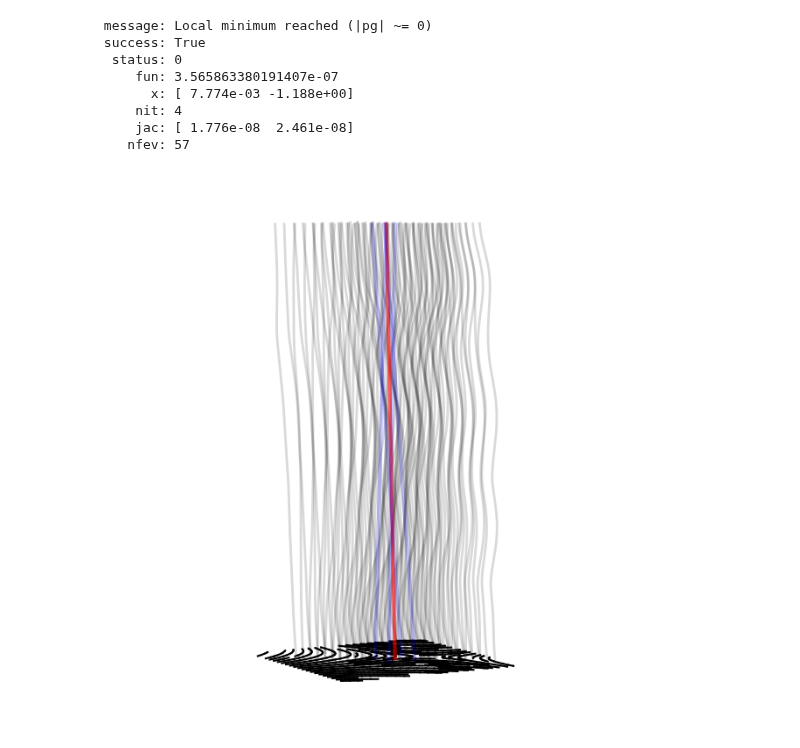
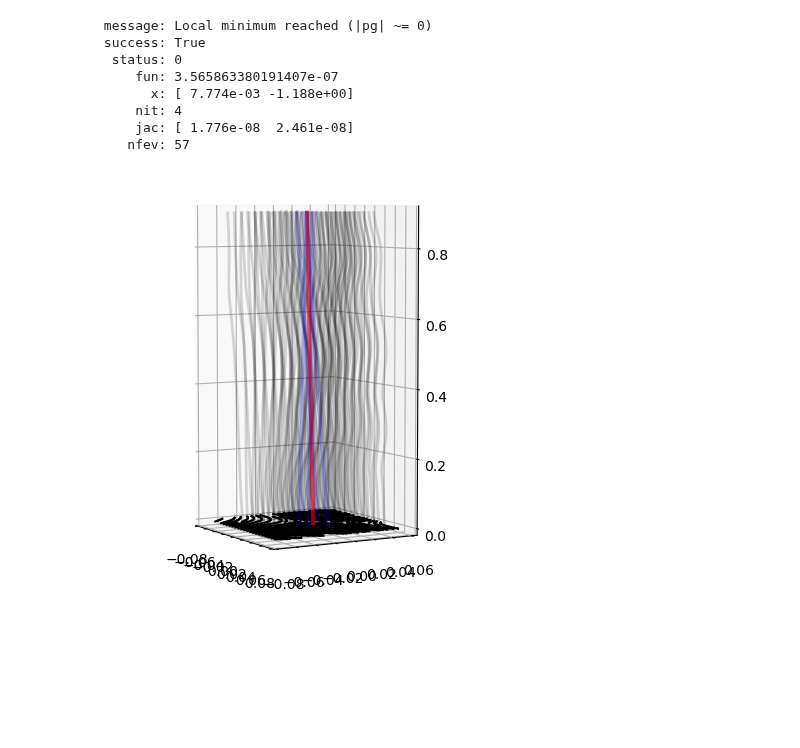
Before and after one commit to IanHawke/slides, a Jupyter notebook: compose21/Average_Filter_Plot.ipynb, the cells around one changed output. Drawn from its saved outputs; the diff is of its cells as text; code cells hidden in the pictures; blank space fills up the shorter version.

```diff
--- a/compose21/Average_Filter_Plot.ipynb
+++ b/compose21/Average_Filter_Plot.ipynb
@@ -303,7 +303,7 @@ y0s_1d = np.linspace(-0.05, 0.05, nx)
 x0s, y0s = np.meshgrid(x0s_1d, x0s_1d)
 x0s = x0s.flatten()
 y0s = y0s.flatten()
-fig = plt.figure(figsize=(8, 16))
+fig = plt.figure(figsize=(5, 15))
 ax = fig.add_subplot(111, projection='3d')
 taus = np.linspace(0, 0.9, 500)
 minmax = [[np.inf, -np.inf], [np.inf, -np.inf]]
@@ -317,7 +317,7 @@ for i, (t0, x0, y0) in enumerate(zip(t0s, x0s, y0s)):
 
 # ax.get_proj = make_get_proj(ax, 1, 1, 1)
 # ax.set_aspect(1.0)
-ax.axis('off')
+# ax.axis('off')
 
 taus = [0] # [0, 1.0]
 for tau in taus:
@@ -361,31 +361,31 @@ for tau in taus:
 #     new_x = old_x
 #     new_z = old_z
 #     ax.plot(new_x, new_y, new_z, 'k')
 
 ax.view_init(5, -30)
 
 # p0s = [[0,  0.03,  0.03],
 #        [0, -0.03,  0.03],
 #        [0,  0.03, -0.03],
 #        [0, -0.03, -0.03]]
 # p0s = [[0.0, 0.0, 0.0]]
 p0s = [[0.0,  0.0,  0.0],
        [0.0,  0.01,  0.01],
        [0.0, -0.01,  0.01],
        [0.0,  0.01, -0.01],
        [0.0, -0.01, -0.01]]
 colors = ['red', 'blue', 'blue', 'blue', 'blue']
 alphas = [0.6, 0.2, 0.2, 0.2, 0.2]
 for p0, color, alpha in zip(p0s, colors, alphas):
     t0, x0, y0 = p0
     soln_average_0 = minimize(f_to_min, (0.1, -2), bounds=((0, 0.9), (-1.5*np.pi, 1.5*np.pi)),
                               args=(t0, x0, y0), method='TNC')
     Ut, Ux, Uy = getU(*soln_average_0.x)
     ax.plot([x0, 0.9*Ux], [y0, 0.9*Uy], [t0, 0.9*Ut], ls='-', lw=3, color=color, alpha=alpha)
 
 # fig.savefig('time_average1.png', bbox_inches='tight', dpi=300)
 ax.set_box_aspect((1,1,2))
 fig.savefig('time_average1.svg', bbox_inches='tight')
 plt.show()
 # %% [output]
-[figure, old version]
+[figure, new version]
```
Also changed, not shown: 14 other files.
